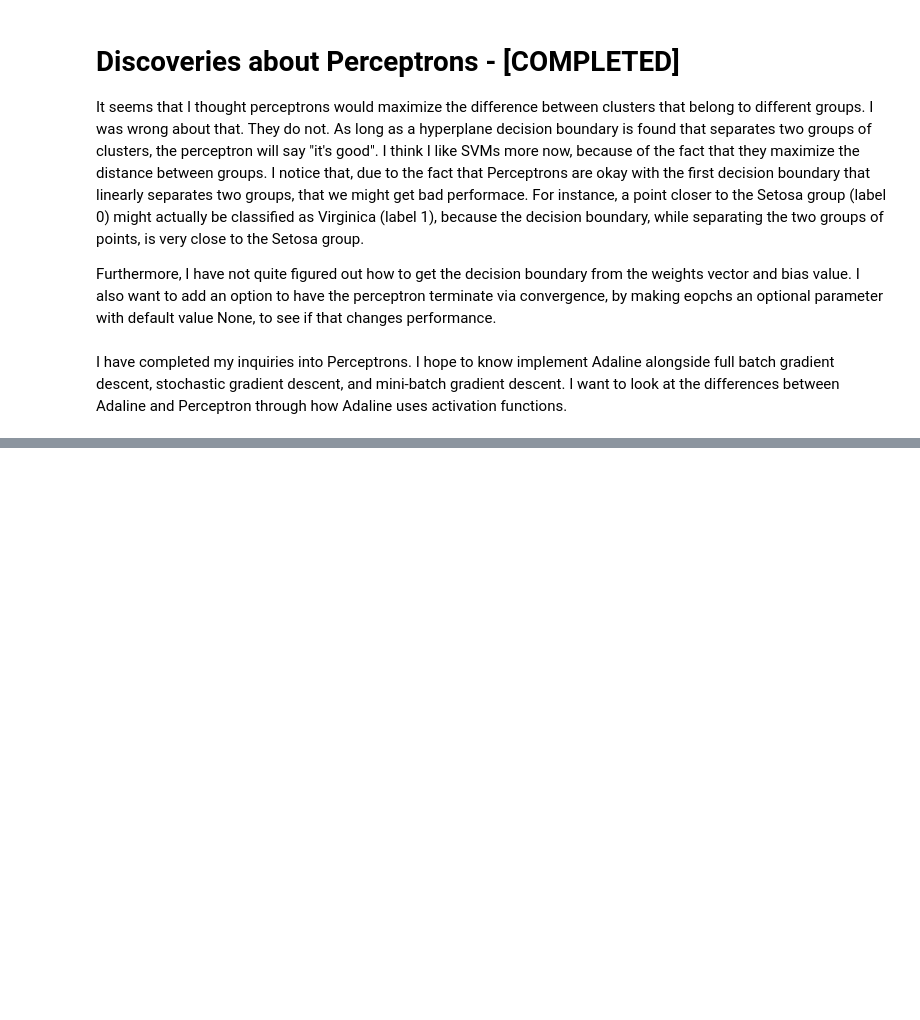
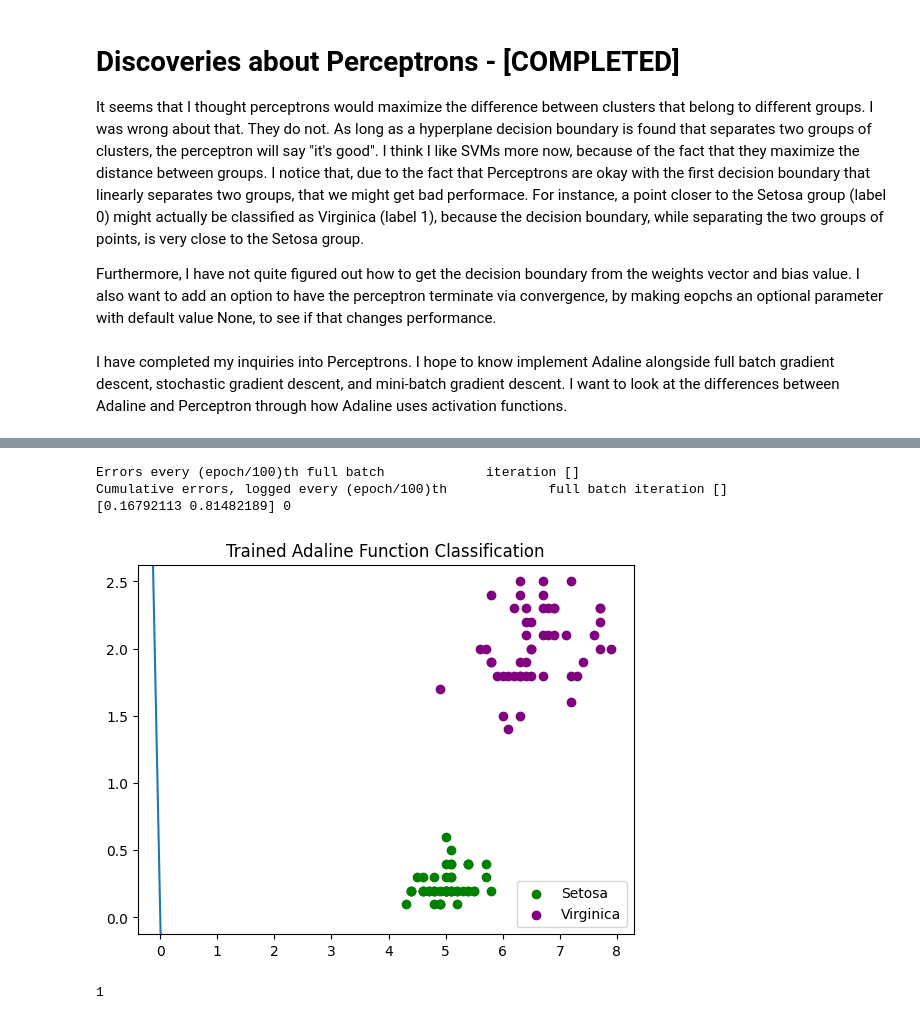
Before and after one commit to Alif-11/ML_with_Python_and_Scikit-Learn, a Jupyter notebook: perceptrons.ipynb, the cells around one changed output, grey strips where cells are left out. Cells and saved outputs as stored; diff of their text form; code cells hidden in the pictures; blank space fills up the shorter version.

Commit message:
Finished Adaline implementation, but need to correct it. Need to use raw output before threshold to get error and gradient, not output after threshold for error and gradient

```diff
--- a/perceptrons.ipynb
+++ b/perceptrons.ipynb
@@ -445,0 +545,20 @@ input's true label to update model parameters.
+# %%
+adaline_flower_distinction = Adaline(0.01)
+adaline_flower_distinction.train_SGD_shuffle(X,y,0,False)
+weights,bias = adaline_flower_distinction.get_weights_and_bias()
+print(weights,bias)
+slope = -1/(weights[1]/weights[0])
+y_intercept = (0.0,-bias)
+plt.scatter(X[:50,0],X[:50,1],color="green",label="Setosa")
+plt.scatter(X[50:,0],X[50:,1],color="purple",label="Virginica")
+plt.axline((0,-(bias+0.0000000001)/weights[1]), (-(bias+0.000000000001)/weights[0],0))
+plt.legend()
+plt.title("Trained Adaline Function Classification")
+plt.show()
+adaline_flower_distinction.classify(np.array([3,0]))
+# %% [output]
+Errors every (epoch/100)th full batch             iteration []
+Cumulative errors, logged every (epoch/100)th             full batch iteration []
+[0.16792113 0.81482189] 0
+[figure, added]
+1
```
Also changed, not shown: parts of 5 cells of this notebook.
